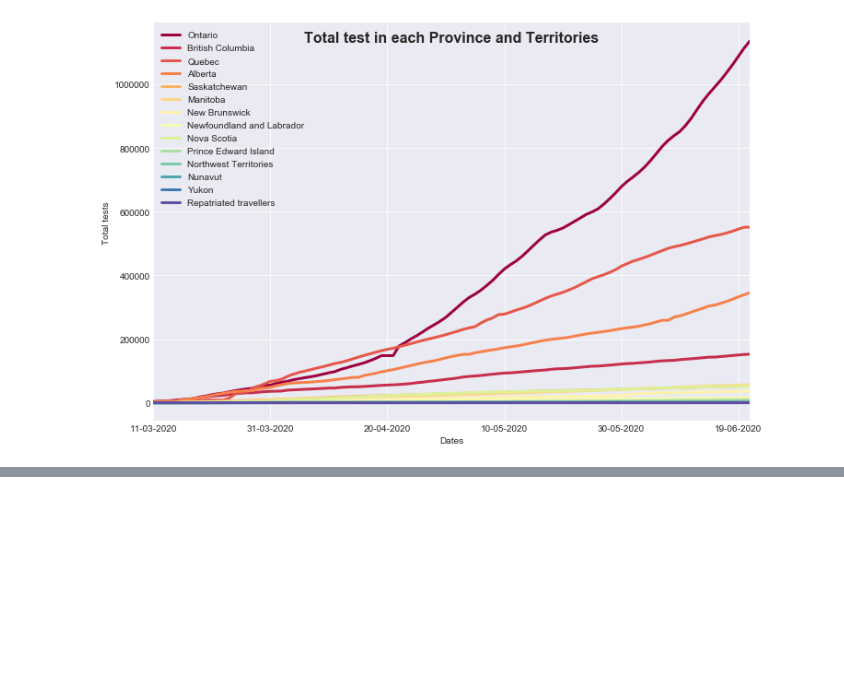
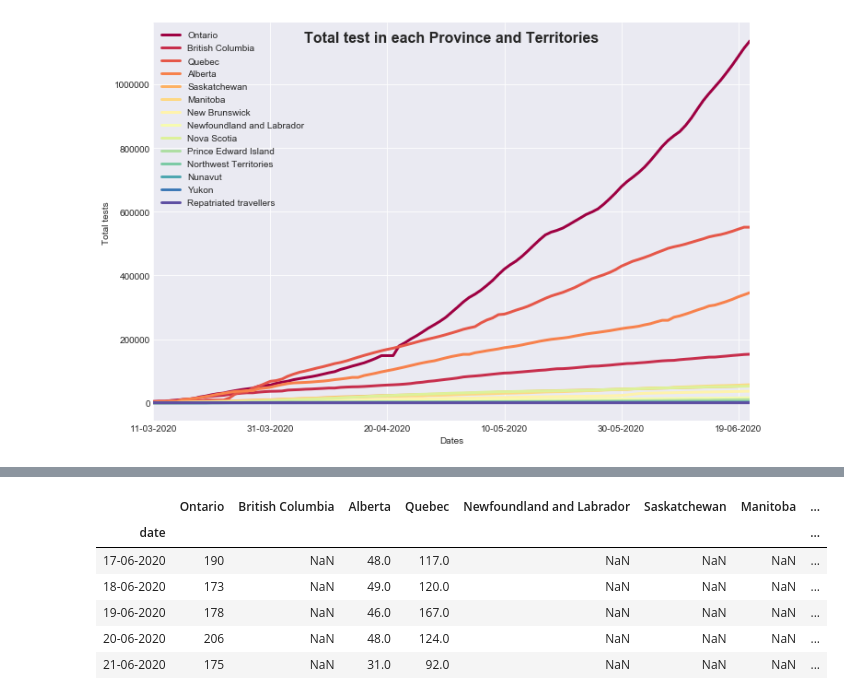
Before and after one commit to fsafarlou/Covid-project, a Jupyter notebook: covid-19.ipynb, the cells around one changed output, grey strips where cells are left out. Cells and saved outputs as stored; diff of their text form; code cells hidden in the pictures; blank space fills up the shorter version.

```diff
--- a/covid-19.ipynb
+++ b/covid-19.ipynb
@@ -190,0 +134,10 @@ fig.show()
+# %%
+graph_daily_df.tail()
+# %% [output]
+|  | Ontario | British Columbia | Alberta | Quebec | Newfoundland and Labrador | Saskatchewan | Manitoba | ... |
+| date |  |  |  |  |  |  |  | ... |
+| 17-06-2020 | 190 | NaN | 48.0 | 117.0 | NaN | NaN | NaN | ... |
+| 18-06-2020 | 173 | NaN | 49.0 | 120.0 | NaN | NaN | NaN | ... |
+| 19-06-2020 | 178 | NaN | 46.0 | 167.0 | NaN | NaN | NaN | ... |
+| 20-06-2020 | 206 | NaN | 48.0 | 124.0 | NaN | NaN | NaN | ... |
+| 21-06-2020 | 175 | NaN | 31.0 | 92.0 | NaN | NaN | NaN | ... |
```
Also changed, not shown: parts of 17 cells of this notebook, 1 other file.
